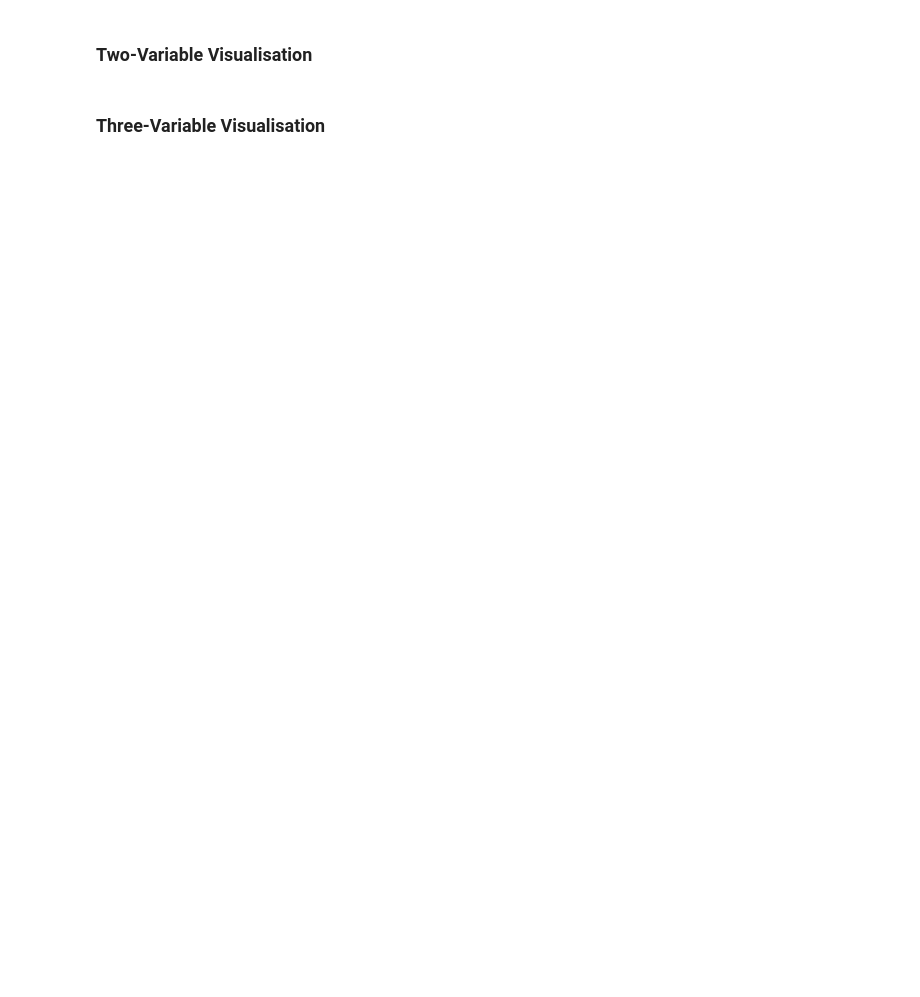
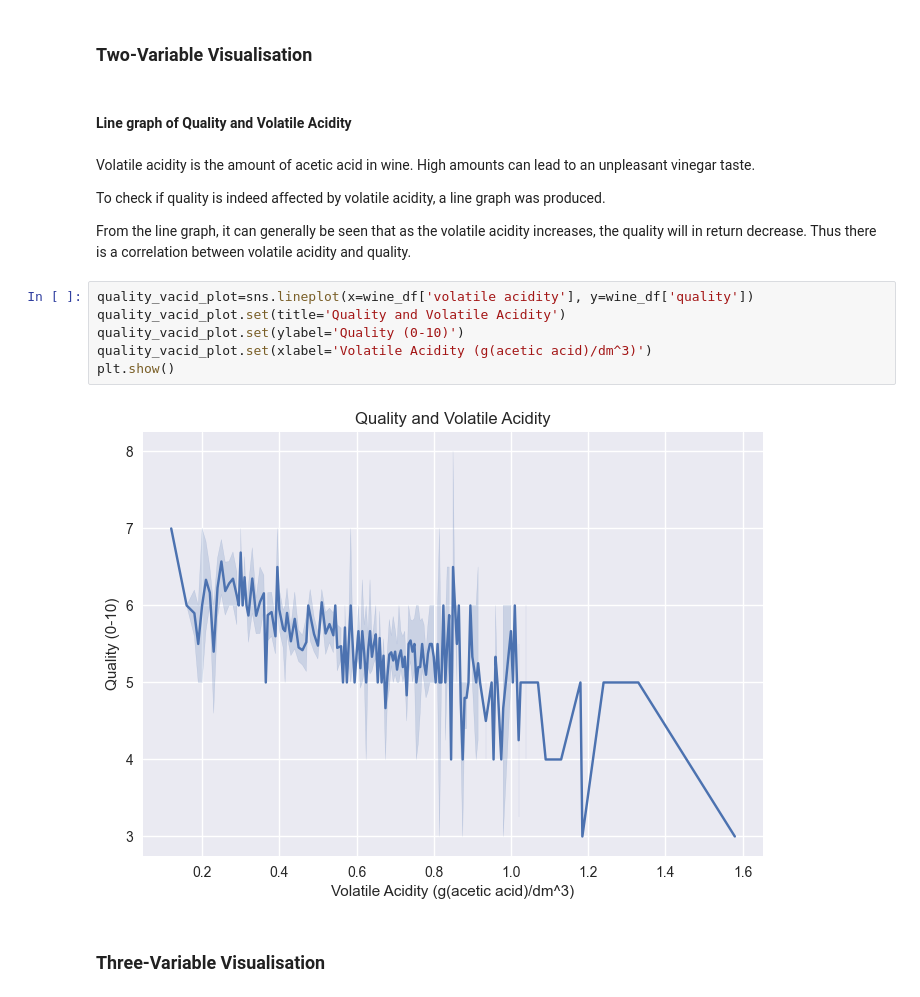
Before and after one commit to Michael-s3943224/MATH2412-Assignment, a Jupyter notebook: Phase1_Group21.ipynb, the cells around one changed output. Cells and saved outputs as stored; diff of their text form; blank space fills up the shorter version.

```diff
--- a/Phase1_Group21.ipynb
+++ b/Phase1_Group21.ipynb
@@ -179,4 +196,20 @@ len(wine_df)
 # %% [markdown]
 ### Two-Variable Visualisation
+# %% [markdown]
+#### Line graph of Quality and Volatile Acidity
+# %% [markdown]
+Volatile acidity is the amount of acetic acid in wine. High amounts can lead to an unpleasant vinegar taste.
+
+To check if quality is indeed affected by volatile acidity, a line graph was produced.
+
+From the line graph, it can generally be seen that as the volatile acidity increases, the quality will in return decrease. Thus there is a correlation between volatile acidity and quality.
+# %%
+quality_vacid_plot=sns.lineplot(x=wine_df['volatile acidity'], y=wine_df['quality'])
+quality_vacid_plot.set(title='Quality and Volatile Acidity')
+quality_vacid_plot.set(ylabel='Quality (0-10)')
+quality_vacid_plot.set(xlabel='Volatile Acidity (g(acetic acid)/dm^3)')
+plt.show()
+# %% [output]
+[figure, added]
 # %% [markdown]
 ### Three-Variable Visualisation
```
Also changed, not shown: parts of 9 cells of this notebook.
